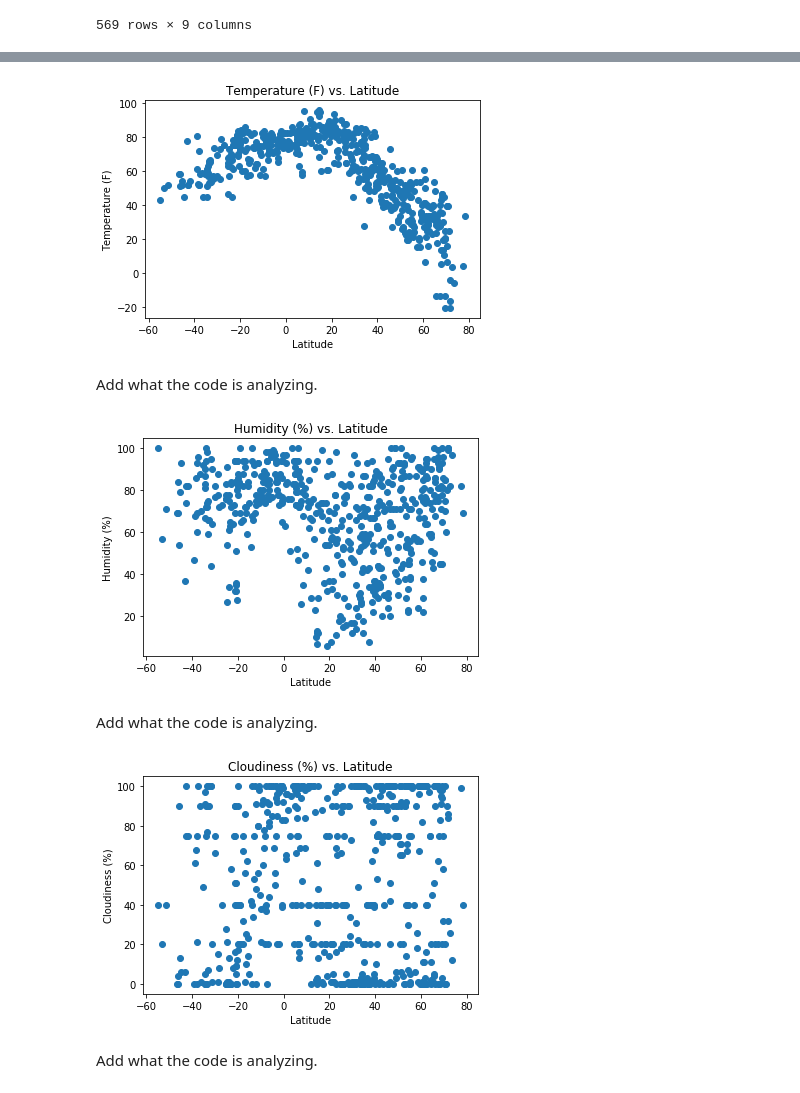
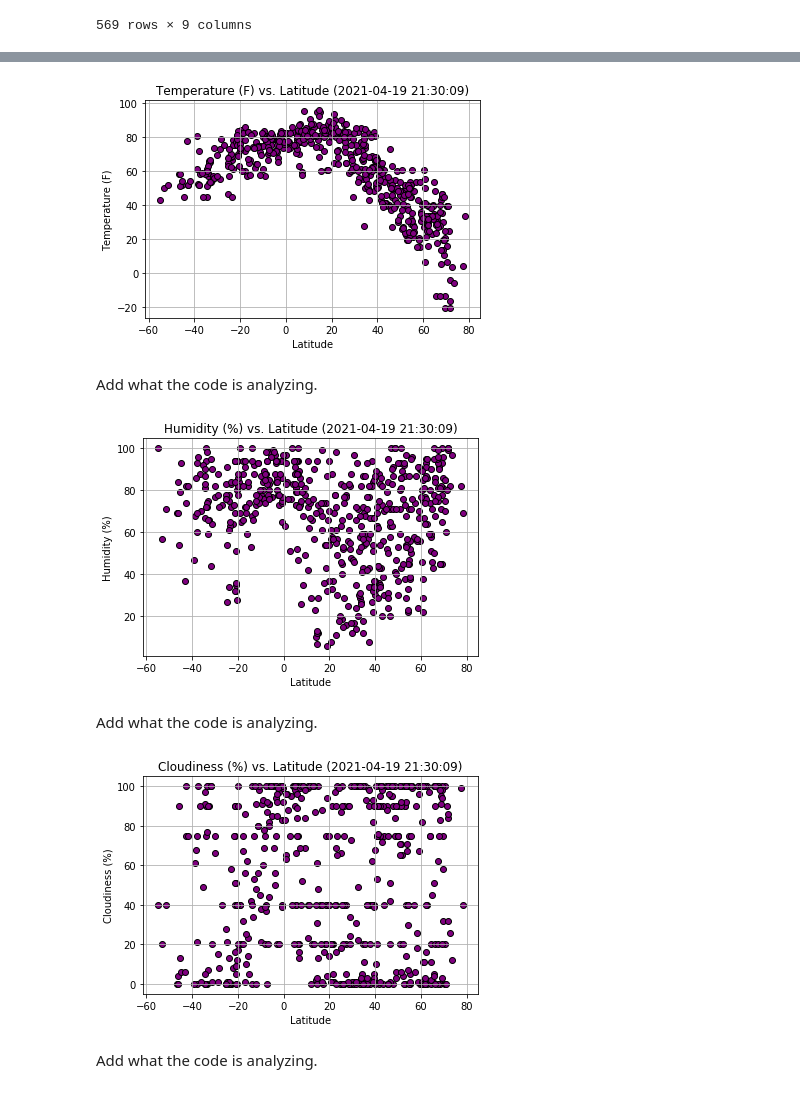
Before and after one commit to juliabrunett/python-api-challenge, a Jupyter notebook: WeatherPy/WeatherPy.ipynb, the cells around one changed output, grey strips where cells are left out. Cells and saved outputs as stored; diff of their text form; code cells hidden in the pictures.

Commit message:
Added code to save figures to .png

```diff
--- a/WeatherPy/WeatherPy.ipynb
+++ b/WeatherPy/WeatherPy.ipynb
@@ -186,11 +200,13 @@ weather_data_df
 # %%
 # Create Scatter Plot for Temp vs Lat
-plt.scatter(weather_data_df["Latitude"], weather_data_df["Max Temp."], marker = "o")
+plt.scatter(weather_data_df["Latitude"], weather_data_df["Max Temp."], marker = "o", color="purple", edgecolors="black")
 plt.xlabel("Latitude")
 plt.ylabel("Temperature (F)")
-plt.title("Temperature (F) vs. Latitude")
+plt.title(f"Temperature (F) vs. Latitude ({dates_converted[0]})")
+plt.grid()
+plt.savefig("./Images/temp_lat.png")
 plt.show()
 # %% [output]
-[figure, old version]
+[figure, new version]
 # %% [markdown]
 Add what the code is analyzing.
@@ -199,11 +213,13 @@ Add what the code is analyzing.
 # %%
 # Create Scatter Plot for Humidity vs Lat
-plt.scatter(weather_data_df["Latitude"], weather_data_df["Humidity"], marker = "o")
+plt.scatter(weather_data_df["Latitude"], weather_data_df["Humidity"], marker = "o", color="purple", edgecolors="black")
 plt.xlabel("Latitude")
 plt.ylabel("Humidity (%)")
-plt.title("Humidity (%) vs. Latitude")
+plt.title(f"Humidity (%) vs. Latitude ({dates_converted[0]})")
+plt.grid()
+plt.savefig("./Images/humidity_lat.png")
 plt.show()
 # %% [output]
-[figure, old version]
+[figure, new version]
 # %% [markdown]
 Add what the code is analyzing.
@@ -212,11 +226,13 @@ Add what the code is analyzing.
 # %%
 # Create Scatter Plot for Cloudiness vs Lat
-plt.scatter(weather_data_df["Latitude"], weather_data_df["Cloudiness"], marker = "o")
+plt.scatter(weather_data_df["Latitude"], weather_data_df["Cloudiness"], marker = "o", color="purple", edgecolors="black")
 plt.xlabel("Latitude")
 plt.ylabel("Cloudiness (%)")
-plt.title("Cloudiness (%) vs. Latitude")
+plt.title(f"Cloudiness (%) vs. Latitude ({dates_converted[0]})")
+plt.grid()
+plt.savefig("./Images/cloudiness_lat.png")
 plt.show()
 # %% [output]
-[figure, old version]
+[figure, new version]
 # %% [markdown]
 Add what the code is analyzing.
```
Also changed, not shown: parts of 15 cells of this notebook, 4 other files.
